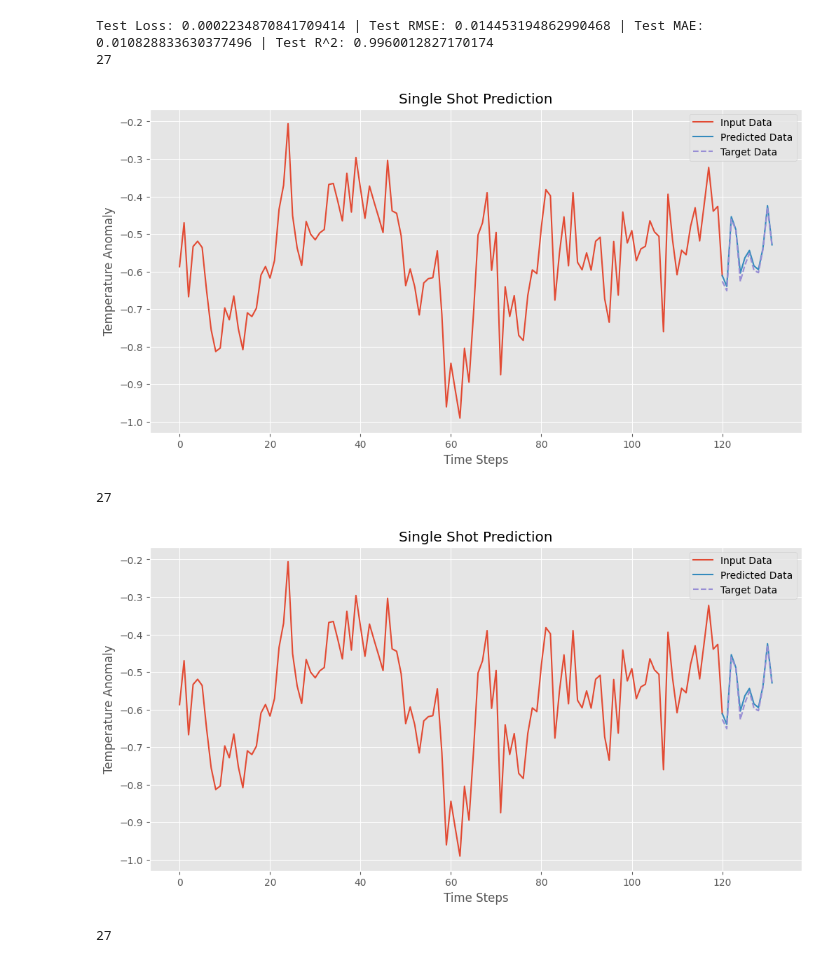
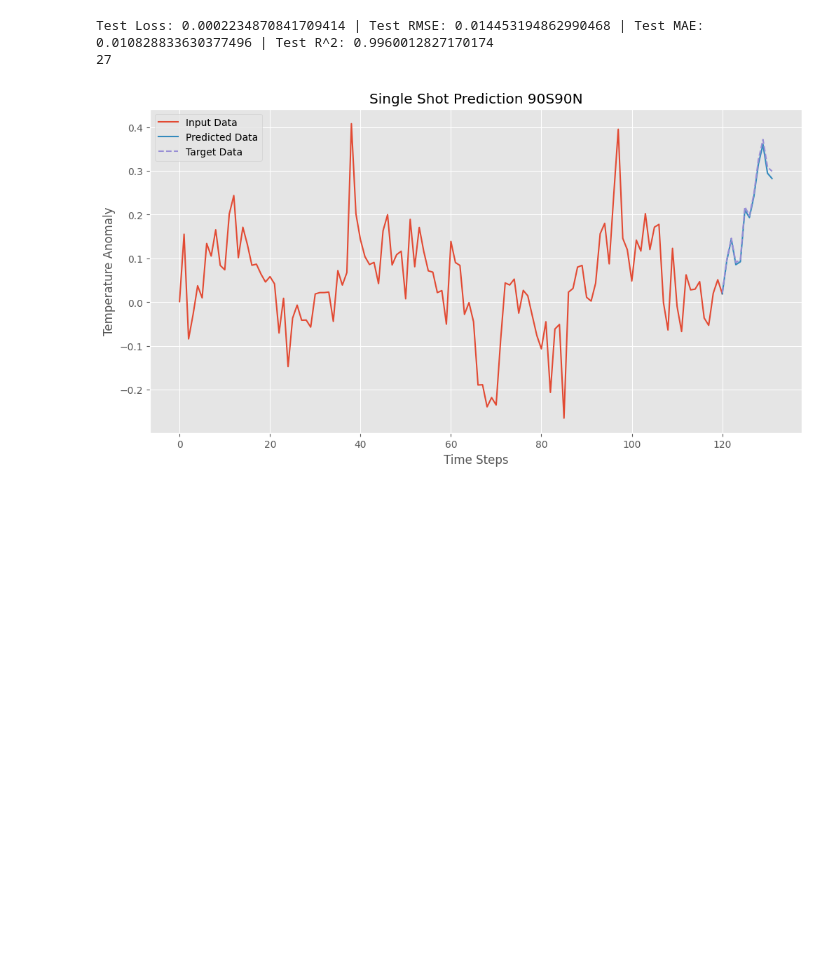
Before and after one commit to philiphan0109/time-series-forecasting, a Jupyter notebook: Single Feature Model/visualization.ipynb, the cells around one changed output. Saved outputs shown, nothing was run; the diff lists cells and outputs as text; code cells hidden in the pictures; blank space fills up the shorter version.

```diff
--- a/Single Feature Model/visualization.ipynb
+++ b/Single Feature Model/visualization.ipynb
@@ -8,10 +8,10 @@ plt.style.use('ggplot')
 # %%
 
 def plot_predictions(inputs, predictions, targets, title, figname):
-    for _ in range(3):
+    # for _ in range(3):
         # sample_index = np.random.randint(len(inputs))
         print(len(inputs))
-        sample_index = 0
+        sample_index = 2
         location_index = 1
 
         input_sample = inputs[sample_index][:, location_index]
@@ -53,11 +53,8 @@ def display_test_results(file_path, title, figname):
     print(f"Test Loss: {test_loss} | Test RMSE: {test_rmse} | Test MAE: {test_mae} | Test R^2: {test_r_squared}")
     plot_predictions(inputs, predictions, targets, title, figname)
 # %%
-display_test_results('results/single_shot_test_results.pkl', 'Single Shot Prediction', figname='Single Shot Prediction')
+display_test_results('results/single_shot_test_results.pkl', 'Single Shot Prediction 90S90N', figname='Single Shot Prediction 90S90N')
 # %% [output]
 Test Loss: 0.0002234870841709414 | Test RMSE: 0.014453194862990468 | Test MAE: 0.010828833630377496 | Test R^2: 0.9960012827170174
 27
-[figure, old version]
+[figure, new version]
-27
-[figure, removed]
-27
```
Also changed, not shown: parts of 3 cells of this notebook, 14 other files.
